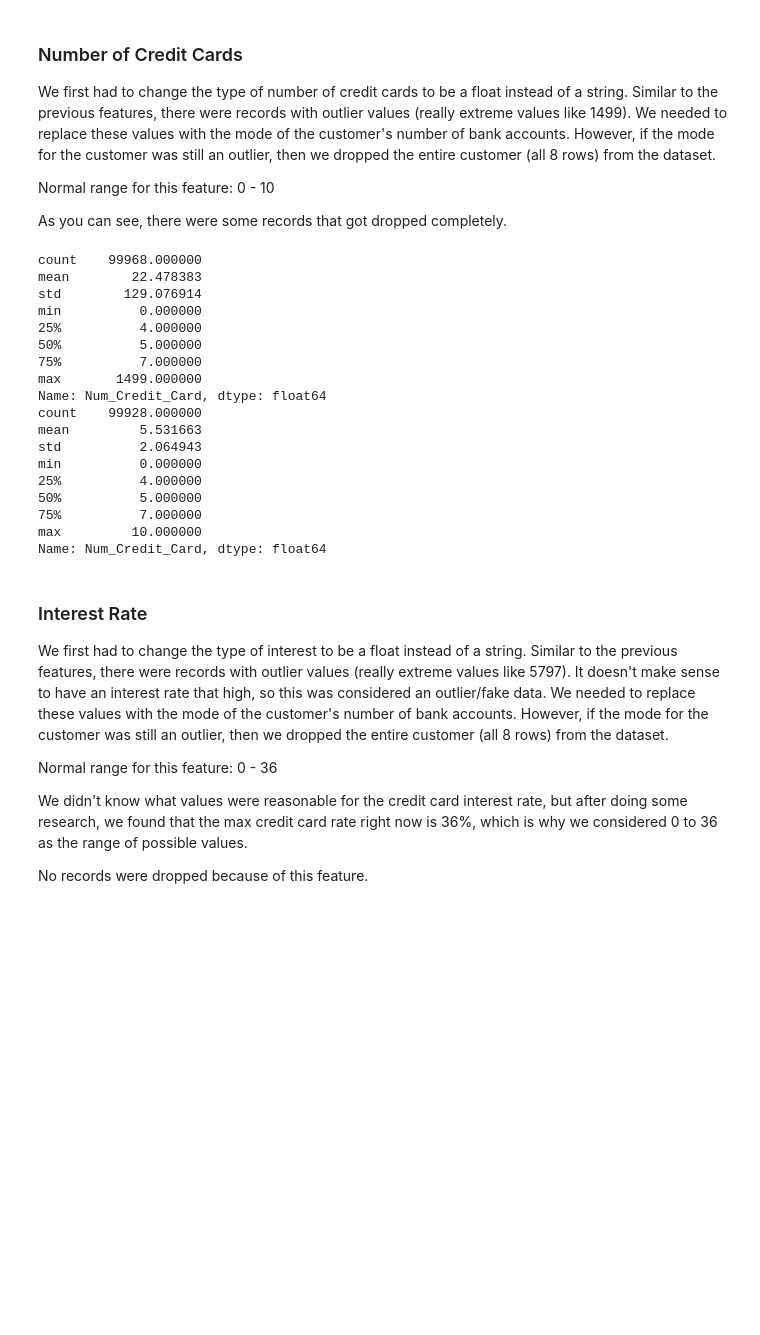
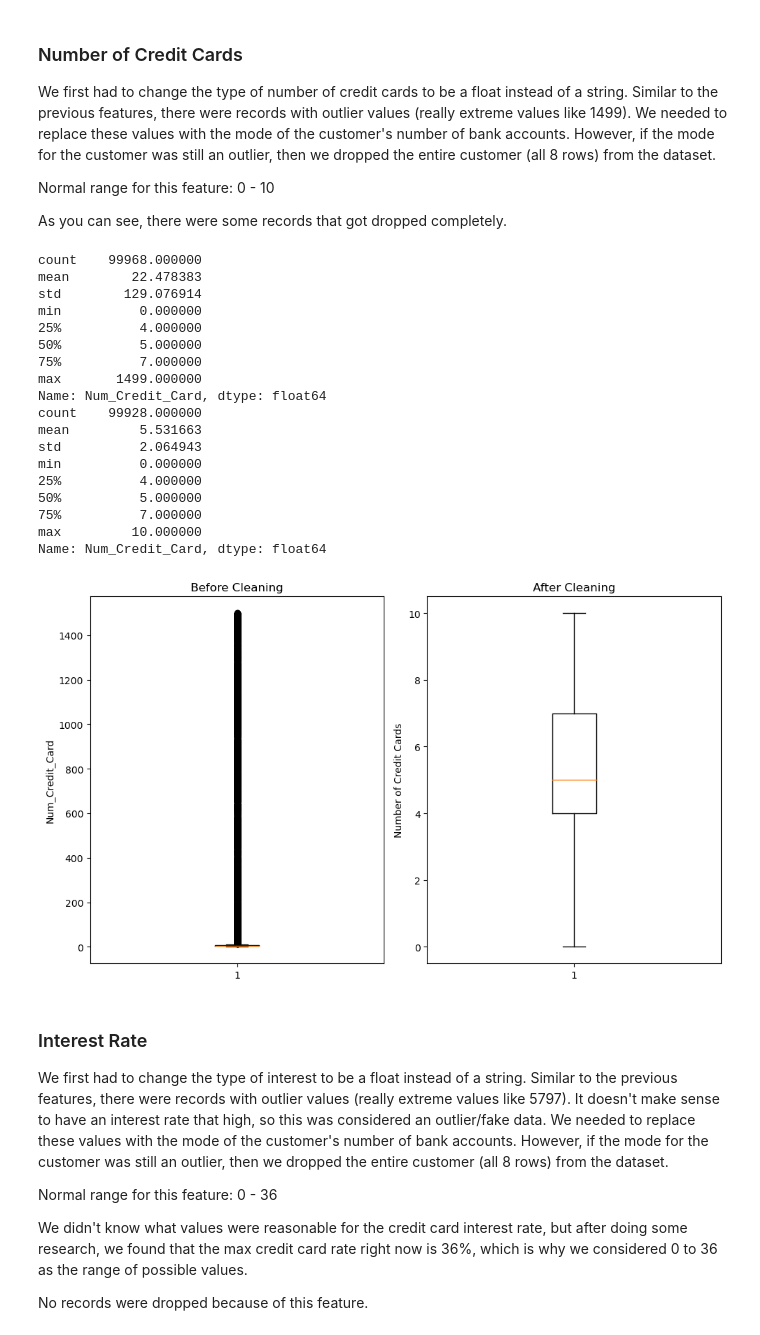
Before and after one commit to AyujVerma/Credit-Score-Classifier, a Jupyter notebook: credit_score.ipynb, the cells around one changed output. Saved outputs shown, nothing was run; the diff lists cells and outputs as text; code cells hidden in the pictures; blank space fills up the shorter version.

```diff
--- a/credit_score.ipynb
+++ b/credit_score.ipynb
@@ -333,33 +360,46 @@ As you can see, there were some records that got dropped completely.
 # %%
 data['Num_Credit_Card'] = data['Num_Credit_Card'].astype(float)
 print(data['Num_Credit_Card'].describe())
+plt.figure(figsize=(10, 6))
+plt.subplot(1, 2, 1)
+plt.boxplot(data['Num_Credit_Card'])
+plt.ylabel('Num_Credit_Card')
+plt.title('Before Cleaning')
 
 grouped_data = data.groupby('Customer_ID')
 data['Num_Credit_Card'] = grouped_data['Num_Credit_Card'].transform(lambda g: replace_or_drop(g, 0, 10))
 
 data.dropna(subset=['Num_Credit_Card'], inplace = True)
 data.reset_index(drop = True, inplace = True)
 
 print(data["Num_Credit_Card"].describe())
+plt.subplot(1, 2, 2)
+plt.boxplot(data['Num_Credit_Card'])
+plt.title('After Cleaning')
+plt.ylabel('Number of Credit Cards')
+
+plt.tight_layout()
+plt.show()
 # %% [output]
 count    99968.000000
 mean        22.478383
 std        129.076914
 min          0.000000
 25%          4.000000
 50%          5.000000
 75%          7.000000
 max       1499.000000
 Name: Num_Credit_Card, dtype: float64
 count    99928.000000
 mean         5.531663
 std          2.064943
 min          0.000000
 25%          4.000000
 50%          5.000000
 75%          7.000000
 max         10.000000
 Name: Num_Credit_Card, dtype: float64
+[figure, added]
 # %% [markdown]
 ### Interest Rate
 
```
Also changed, not shown: parts of 37 cells of this notebook.
